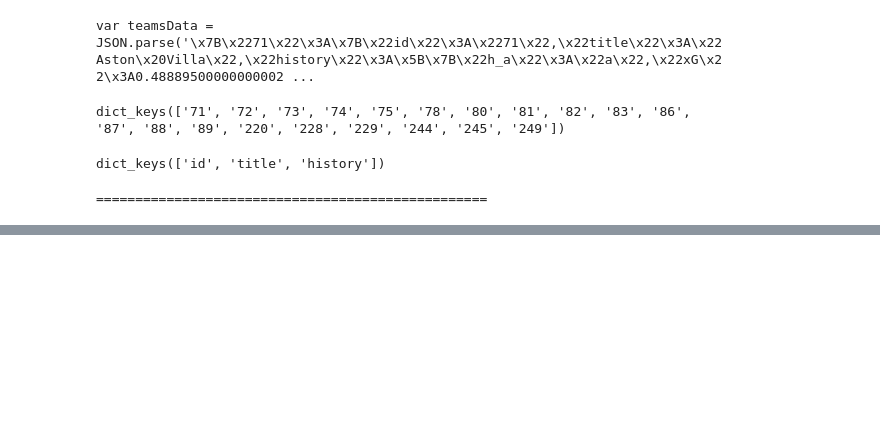
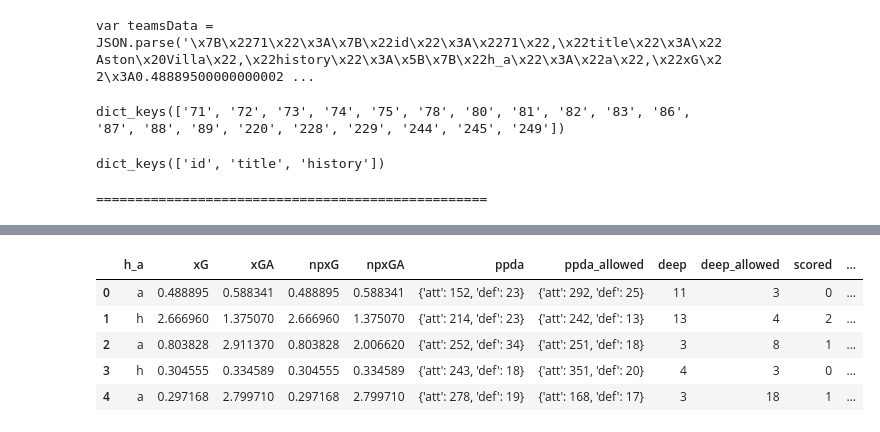
Before and after one commit to WillyKitheka/code-doyen, a Jupyter notebook: webScraping_Understat.ipynb, the cells around one changed output, grey strips where cells are left out. Drawn from its saved outputs; the diff is of its cells as text; code cells hidden in the pictures; blank space fills up the shorter version.

```diff
--- a/webScraping_Understat.ipynb
+++ b/webScraping_Understat.ipynb
@@ -86,6 +98,6 @@ print('='*50)
 # %%
 # get teams and their relevant ids and put them into separate dictionaries
 
-teamsData = {}
-for id in json_data.keys():
-  teamsData[id] = json_data[id]['title']
+teams = {}
+for id in data_understat.keys():
+  teams[id] = data_understat[id]['title']
@@ -93,0 +104,16 @@ AttributeError: ignored
+# %%
+# EDA to get a feel of how the JSON is structured
+# column names are all the same; so wew just use first element
+
+columns = []
+
+# check the sample values per each column
+
+values = []
+for id in data_understat.keys():
+  columns = list(data_understat[id]['history'][0].keys())
+  values = list(data_understat[id]['history'][0].values())
+  break
+
+  print(columns)
+  print(values)
@@ -93,0 +128,17 @@ AttributeError: ignored
+# %%
+# although I can (but I will not) look for Arsenal's id. Here we just use Aston Villa id=71
+
+aston_villa_data = []
+
+for row in data_understat['71']['history']:
+  aston_villa_data.append(list(row.values()))
+
+df = pd.DataFrame(aston_villa_data, columns = columns)
+df.head(5)
+# %% [output]
+|  | h_a | xG | xGA | npxG | npxGA | ppda | ppda_allowed | deep | deep_allowed | scored | ... |
+| 0 | a | 0.488895 | 0.588341 | 0.488895 | 0.588341 | {'att': 152, 'def': 23} | {'att': 292, 'def': 25} | 11 | 3 | 0 | ... |
+| 1 | h | 2.666960 | 1.375070 | 2.666960 | 1.375070 | {'att': 214, 'def': 23} | {'att': 242, 'def': 13} | 13 | 4 | 2 | ... |
+| 2 | a | 0.803828 | 2.911370 | 0.803828 | 2.006620 | {'att': 252, 'def': 34} | {'att': 251, 'def': 18} | 3 | 8 | 1 | ... |
+| 3 | h | 0.304555 | 0.334589 | 0.304555 | 0.334589 | {'att': 243, 'def': 18} | {'att': 351, 'def': 20} | 4 | 3 | 0 | ... |
+| 4 | a | 0.297168 | 2.799710 | 0.297168 | 2.799710 | {'att': 278, 'def': 19} | {'att': 168, 'def': 17} | 3 | 18 | 1 | ... |
```
Also changed, not shown: parts of 15 cells of this notebook.
